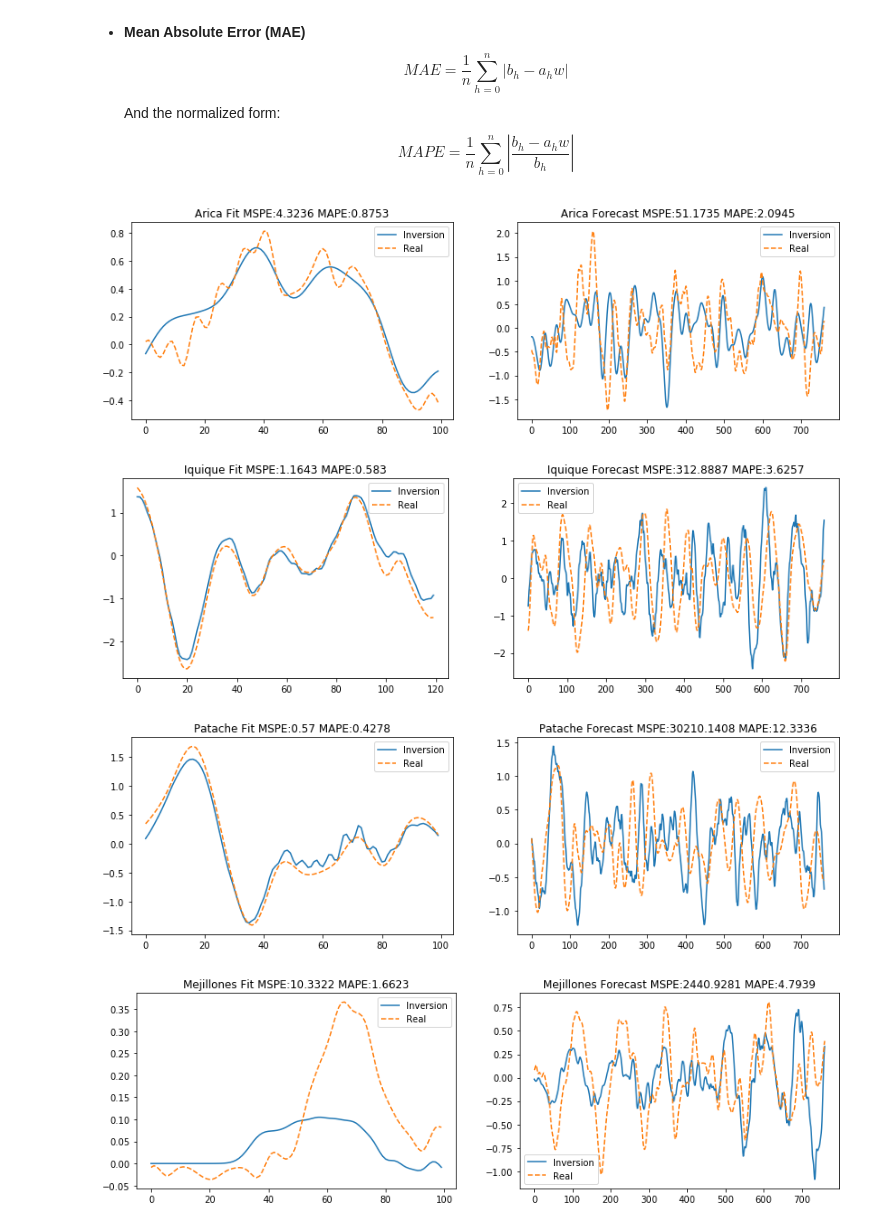
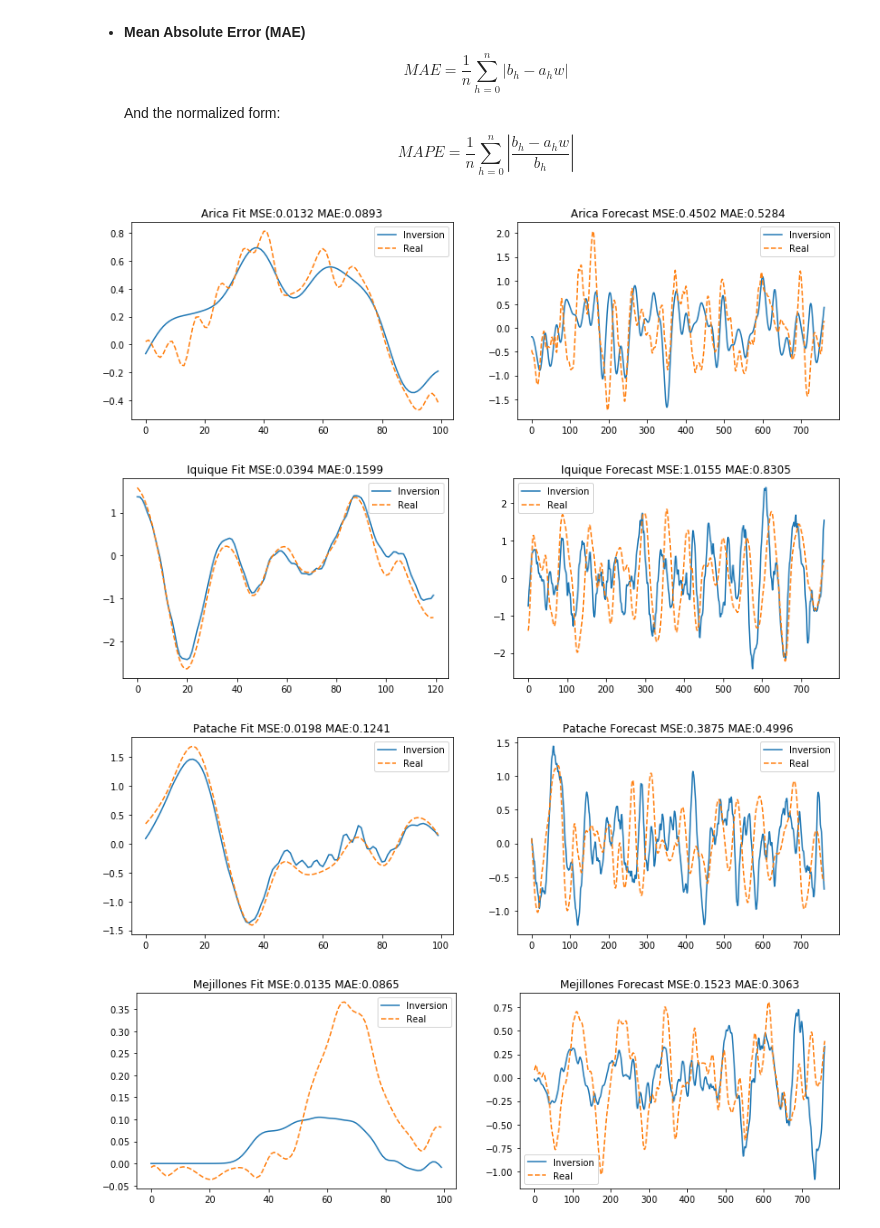
Before and after one commit to cvalenzu/ELM-Tsunami-inversion, a Jupyter notebook: Ridge Inversion.ipynb, the cells around one changed output. Cells and saved outputs as stored; diff of their text form; code cells hidden in the pictures.

```diff
--- a/Ridge Inversion.ipynb
+++ b/Ridge Inversion.ipynb
@@ -222,26 +222,26 @@ def mean_squared_percentage_error(y_true,y_pred):
 # %%
 #Plotting solutions with rigde regression
 for A_train_i, b_train_i,A_test_i, b_test_i,title in zip(AA_train,bb_train,AA_test,bb_test,sensors):
     b_pred = reg.predict(A_test_i)
     b_pred_train = reg.predict(A_train_i)
-    MSPE = round(mean_squared_percentage_error(b_test_i,b_pred),4)
-    MAPE = round(mean_absolute_percentage_error(b_test_i,b_pred),4)
-    MSPE_train = round(mean_squared_percentage_error(b_train_i,b_pred_train),4)
-    MAPE_train = round(mean_absolute_percentage_error(b_train_i,b_pred_train),4)
+    MSE = round(metrics.mean_squared_error(b_test_i,b_pred),4)
+    MAE = round(metrics.mean_absolute_error(b_test_i,b_pred),4)
+    MSE_train = round(metrics.mean_squared_error(b_train_i,b_pred_train),4)
+    MAE_train = round(metrics.mean_absolute_error(b_train_i,b_pred_train),4)
 
 
     fig,axes = plt.subplots(1,2,figsize=(14,4))
-    axes[0].set_title("{} Fit MSPE:{} MAPE:{}".format(title,MSPE_train, MAPE_train))
+    axes[0].set_title("{} Fit MSE:{} MAE:{}".format(title,MSE_train, MAE_train))
     axes[0].plot(b_pred_train,label="Inversion")
     axes[0].plot(b_train_i[:,0],"--",label="Real")
     axes[0].legend()
-    axes[1].set_title("{} Forecast MSPE:{} MAPE:{}".format(title,MSPE, MAPE))
+    axes[1].set_title("{} Forecast MSE:{} MAE:{}".format(title,MSE, MAE))
     axes[1].plot(b_pred,label="Inversion")
     axes[1].plot(b_test_i[:,0],"--",label="Real")
     axes[1].legend()
     plt.show()
 # %% [output]
-[figure, old version]
+[figure, new version]
-[figure, old version]
+[figure, new version]
-[figure, old version]
+[figure, new version]
-[figure, old version]
+[figure, new version]
```
Also changed, not shown: parts of 1 cell of this notebook, 1 other file.
